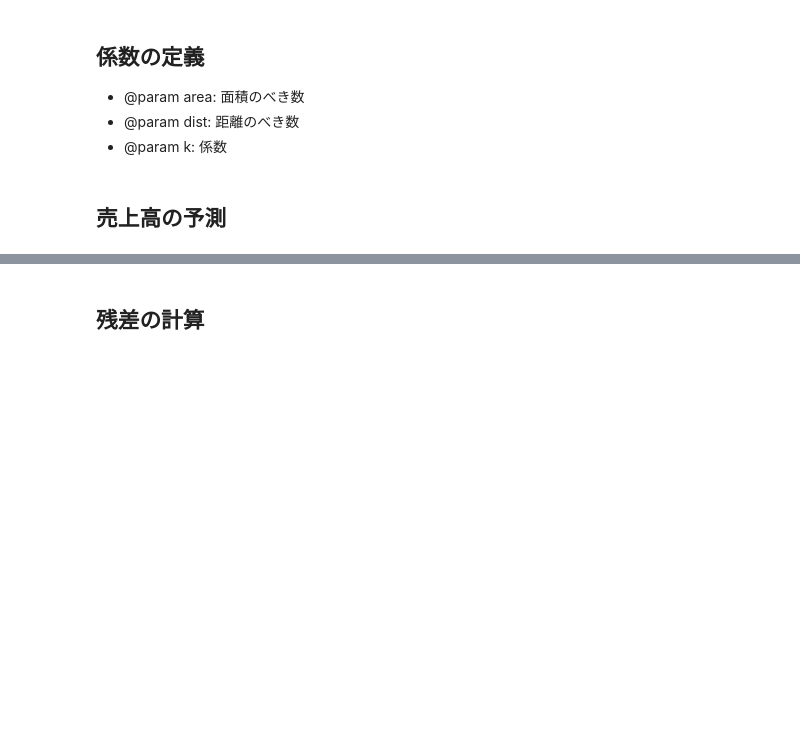
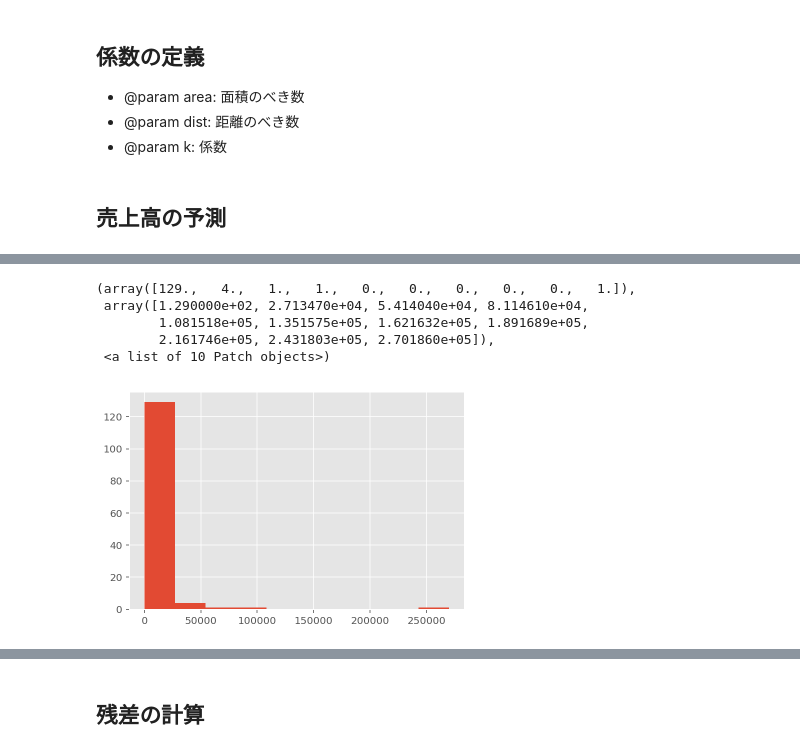
Before and after one commit to Yosymatu/HuffModel, a Jupyter notebook: Input_HuffModel.ipynb, the cells around one changed output, grey strips where cells are left out. Saved outputs shown, nothing was run; the diff lists cells and outputs as text; code cells hidden in the pictures; blank space fills up the shorter version.

```diff
--- a/Input_HuffModel.ipynb
+++ b/Input_HuffModel.ipynb
@@ -88,0 +111,9 @@ predictList = calculate.PredictSale(pop_ptList, pop_popList, com_ptList, com_are
+# %%
+plt.hist(com_saleList)
+# %% [output]
+(array([129.,   4.,   1.,   1.,   0.,   0.,   0.,   0.,   0.,   1.]),
+ array([1.290000e+02, 2.713470e+04, 5.414040e+04, 8.114610e+04,
+        1.081518e+05, 1.351575e+05, 1.621632e+05, 1.891689e+05,
+        2.161746e+05, 2.431803e+05, 2.701860e+05]),
+ <a list of 10 Patch objects>)
+[figure, added]
```
Also changed, not shown: parts of 14 cells of this notebook.
